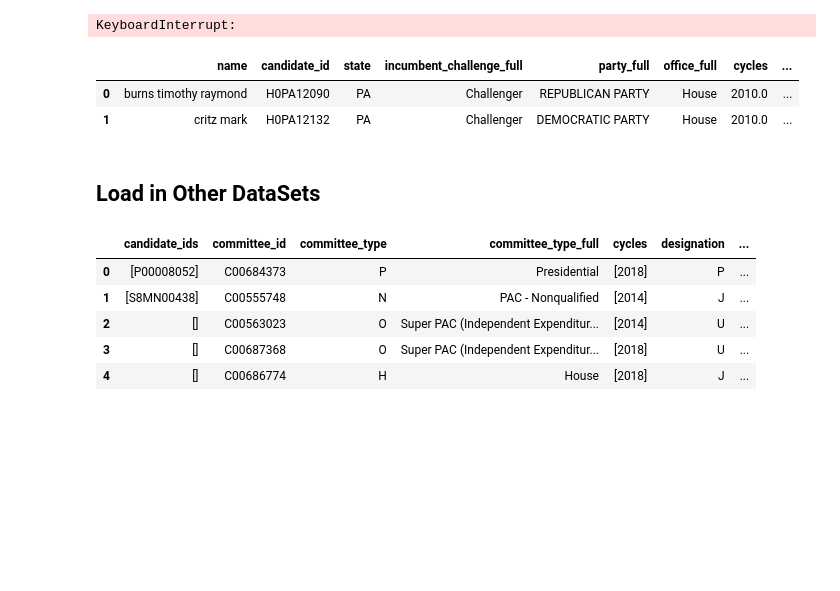
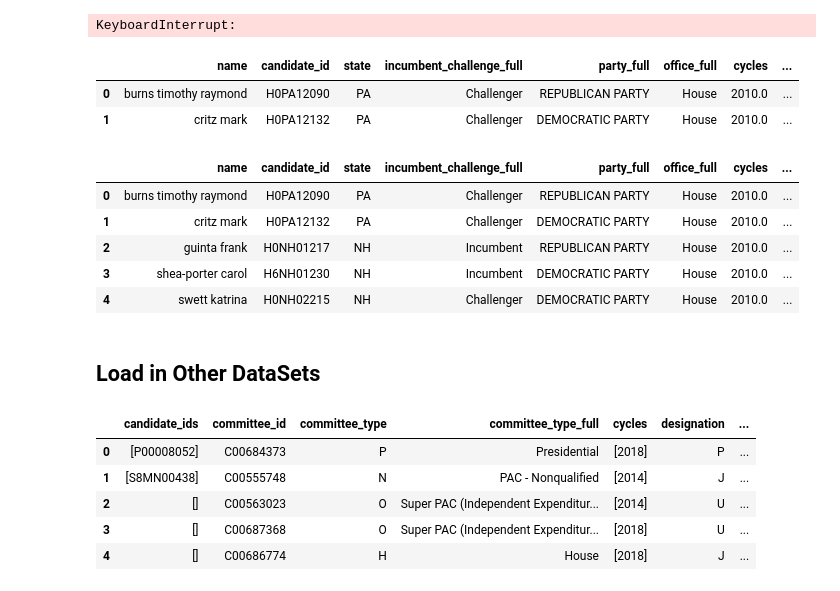
Before and after one commit to Nlorio/election-forecast, a Jupyter notebook: notebooks/FEC_collect_donors.ipynb, the cells around one changed output. Drawn from its saved outputs; the diff is of its cells as text; code cells hidden in the pictures; blank space fills up the shorter version.

```diff
--- a/notebooks/FEC_collect_donors.ipynb
+++ b/notebooks/FEC_collect_donors.ipynb
@@ -194,3 +208,12 @@ df_selected_candidates.to_pickle('df_selected_cand.pkl')
+# %%
+df_selected_candidates.head()
+# %% [output]
+|  | name | candidate_id | state | incumbent_challenge_full | party_full | office_full | cycles | ... |
+| 0 | burns timothy raymond | H0PA12090 | PA | Challenger | REPUBLICAN PARTY | House | 2010.0 | ... |
+| 1 | critz mark | H0PA12132 | PA | Challenger | DEMOCRATIC PARTY | House | 2010.0 | ... |
+| 2 | guinta frank | H0NH01217 | NH | Incumbent | REPUBLICAN PARTY | House | 2010.0 | ... |
+| 3 | shea-porter carol | H6NH01230 | NH | Incumbent | DEMOCRATIC PARTY | House | 2010.0 | ... |
+| 4 | swett katrina | H0NH02215 | NH | Challenger | DEMOCRATIC PARTY | House | 2010.0 | ... |
 # %% [markdown]
 ## Load in Other DataSets
 # %%
```
Also changed, not shown: parts of 9 cells of this notebook, 1 other file.
